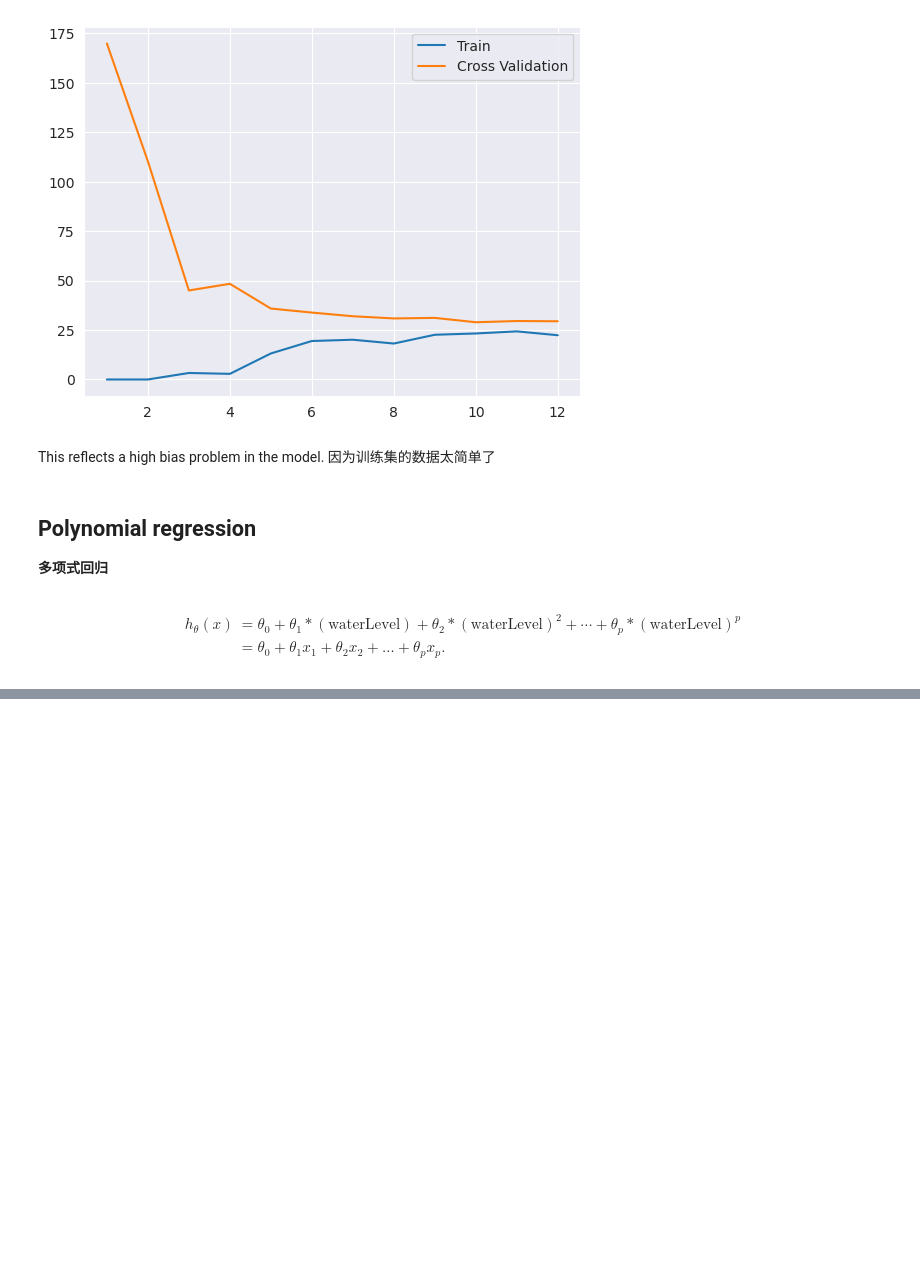
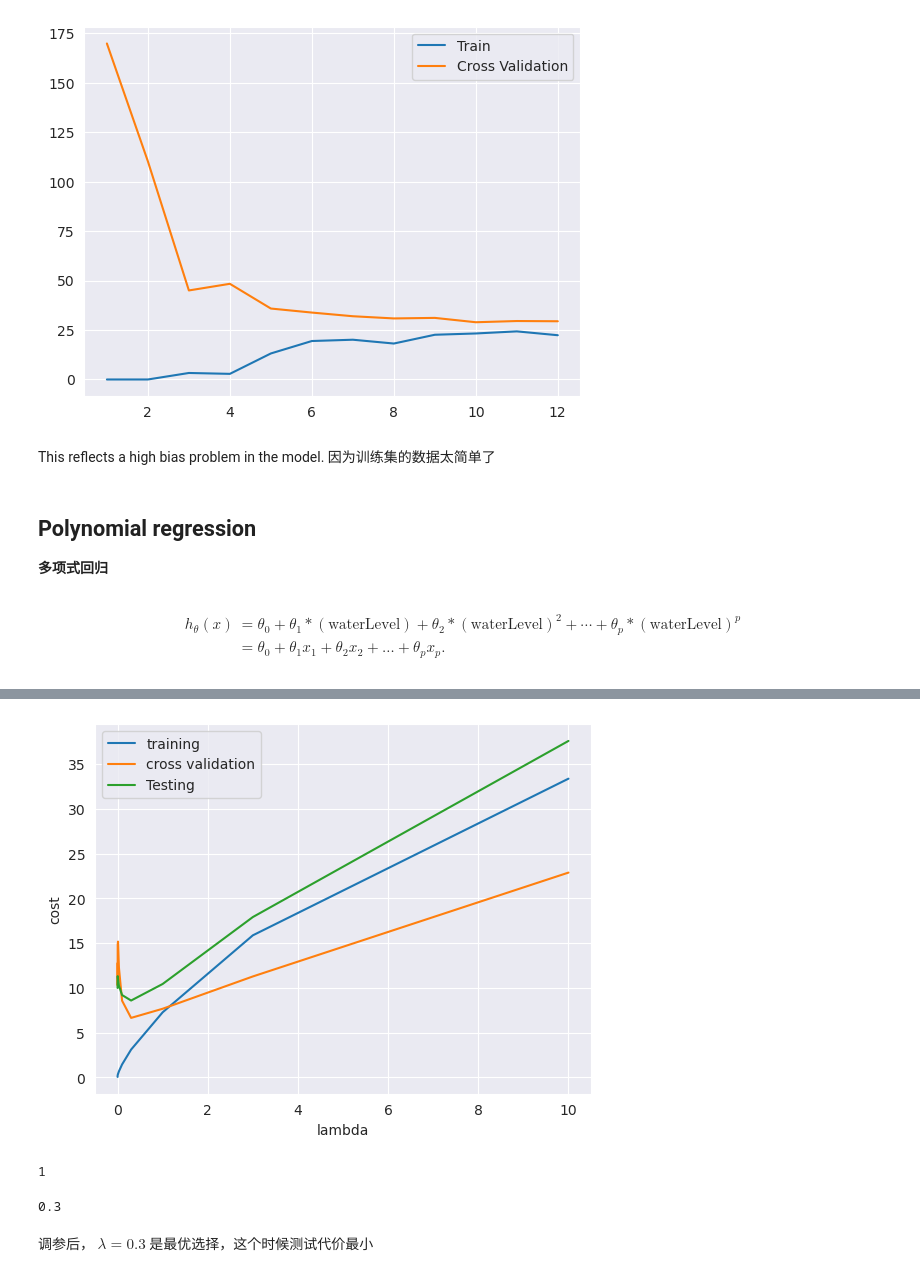
Before and after one commit to 2einz/ML-Homework, a Jupyter notebook: Ex5-bias vs variance/Bias v.s. Variance.ipynb, the cells around one changed output, grey strips where cells are left out. Saved outputs shown, nothing was run; the diff lists cells and outputs as text; code cells hidden in the pictures; blank space fills up the shorter version.

```diff
--- a/Ex5-bias vs variance/Bias v.s. Variance.ipynb
+++ b/Ex5-bias vs variance/Bias v.s. Variance.ipynb
@@ -198,0 +354,13 @@ h_\theta(x) &= \theta_0 + \theta_1 \ast (\text{waterLevel}) + \theta_2 \ast (\te
+# %%
+l_candidate = [0, 0.001, 0.003, 0.01, 0.03, 0.1, 0.3, 1, 3, 10]
+training_cost, cv_cost, test_cost = [], [], []
+# %%
+for l in l_candidate:
+    res = train_linear_reg(X_poly, y, l)
+
+    tc = cost_reg(res, X_poly, y, l)
+    cv = cost_reg(res, Xval_poly, yval, l)
+    test_c = cost_reg(res, Xtest_poly, ytest, l)
+    training_cost.append(tc)
+    cv_cost.append(cv)
+    test_cost.append(test_c)
@@ -198,0 +385,24 @@ h_\theta(x) &= \theta_0 + \theta_1 \ast (\text{waterLevel}) + \theta_2 \ast (\te
+# %%
+plt.plot(l_candidate, training_cost, label='training')
+plt.plot(l_candidate, cv_cost, label='cross validation')
+plt.plot(l_candidate, test_cost, label='Testing')
+plt.legend(loc=2)
+
+plt.xlabel('lambda')
+
+plt.ylabel('cost')
+plt.show()
+# %% [output]
+[figure, added]
+# %%
+# best cv I got from all those candidates
+l_candidate[np.argmin(cv_cost)]
+# %% [output]
+1
+# %%
+# best test I got from all those candidates
+l_candidate[np.argmin(test_cost)]
+# %% [output]
+0.3
+# %% [markdown]
+调参后， $\lambda = 0.3$ 是最优选择，这个时候测试代价最小
```
Also changed, not shown: parts of 16 cells of this notebook.
